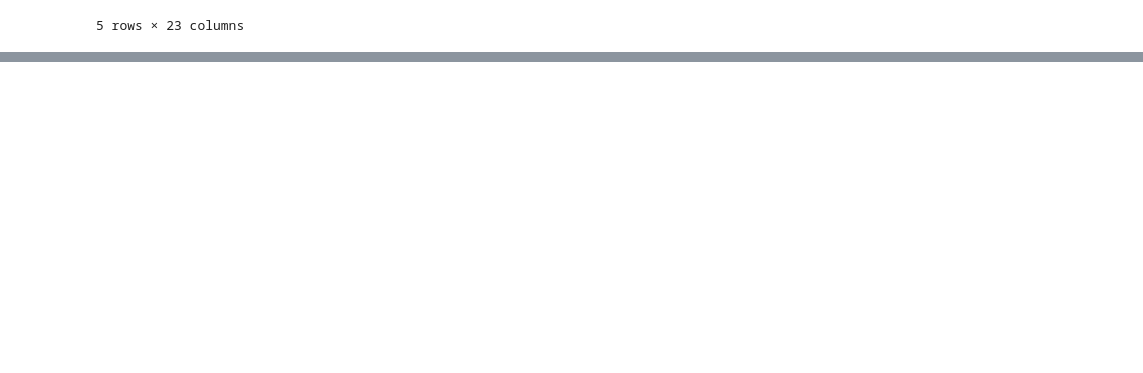
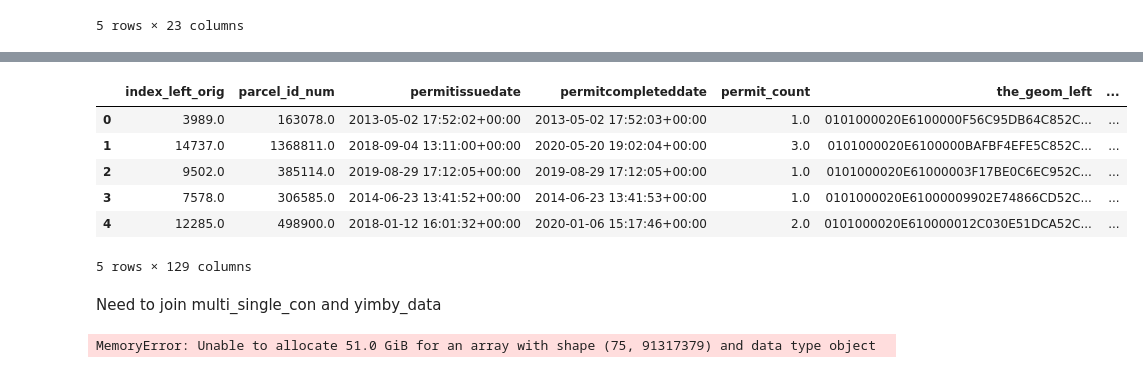
Before and after one commit to avavani/Practicum, a Jupyter notebook: notebooks/impact_score.ipynb, the cells around one changed output, grey strips where cells are left out. Saved outputs shown, nothing was run; the diff lists cells and outputs as text; code cells hidden in the pictures; blank space fills up the shorter version.

```diff
--- a/notebooks/impact_score.ipynb
+++ b/notebooks/impact_score.ipynb
@@ -391,3 +390,40 @@ yimby_data
+# %%
+multi_single_cons.reset_index(drop=True, inplace=True)
+multi_single_cons.head()
+# %% [output]
+|  | index_left_orig | parcel_id_num | permitissuedate | permitcompleteddate | permit_count | the_geom_left | ... |
+| 0 | 3989.0 | 163078.0 | 2013-05-02 17:52:02+00:00 | 2013-05-02 17:52:03+00:00 | 1.0 | 0101000020E6100000F56C95DB64C852C... | ... |
+| 1 | 14737.0 | 1368811.0 | 2018-09-04 13:11:00+00:00 | 2020-05-20 19:02:04+00:00 | 3.0 | 0101000020E6100000BAFBF4EFE5C852C... | ... |
+| 2 | 9502.0 | 385114.0 | 2019-08-29 17:12:05+00:00 | 2019-08-29 17:12:05+00:00 | 1.0 | 0101000020E61000003F17BE0C6EC952C... | ... |
+| 3 | 7578.0 | 306585.0 | 2014-06-23 13:41:52+00:00 | 2014-06-23 13:41:53+00:00 | 1.0 | 0101000020E61000009902E74866CD52C... | ... |
+| 4 | 12285.0 | 498900.0 | 2018-01-12 16:01:32+00:00 | 2020-01-06 15:17:46+00:00 | 2.0 | 0101000020E610000012C030E51DCA52C... | ... |
+5 rows × 129 columns
+# %% [markdown]
+Need to join multi_single_con and yimby_data
+# %%
+# Remove or rename problematic columns if they exist
+if 'index_left' in yimby_data.columns:
+    yimby_data = yimby_data.drop('index_left', axis=1)
+if 'index_right' in yimby_data.columns:
+    yimby_data = yimby_data.drop('index_right', axis=1)
+
+if 'index_left' in multi_single_cons.columns:
+    multi_single_cons = multi_single_cons.drop('index_left', axis=1)
+if 'index_right' in multi_single_cons.columns:
+    multi_single_cons = multi_single_cons.drop('index_right', axis=1)
+
+# Now perform the spatial join
+yimby_data_mf = gpd.sjoin(yimby_data, multi_single_cons, how='left', predicate='intersects')
+
+# Select desired columns
+yimby_data_mf = yimby_data_mf[['RCO', 'geometry', 'cons_complete', 'DISTRICT',
+                               'new_cons_geo', 'income_pct_change', 'home_value_pct_change',
+                               'impact_score', 'med_income_2015', 'med_income_2023',
+                               'med_home_value_2015', 'med_home_value_2023']]
+
+yimby_data_mf.head()
+# %% [output]
+MemoryError: Unable to allocate 51.0 GiB for an array with shape (75, 91317379) and data type object
 # %%
 import os
 
```
Also changed, not shown: parts of 3 cells of this notebook.
